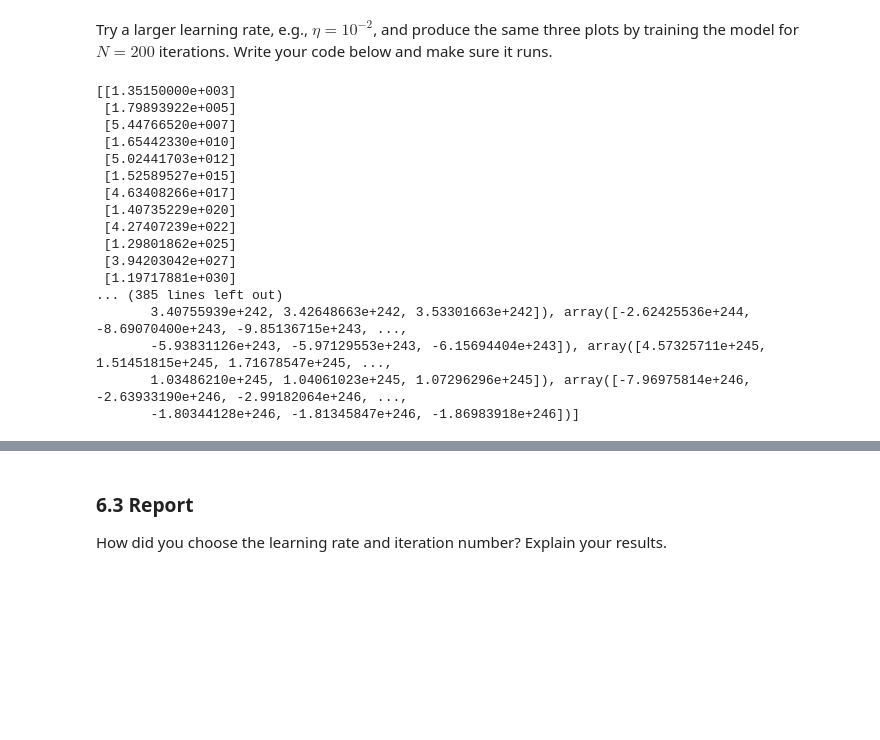
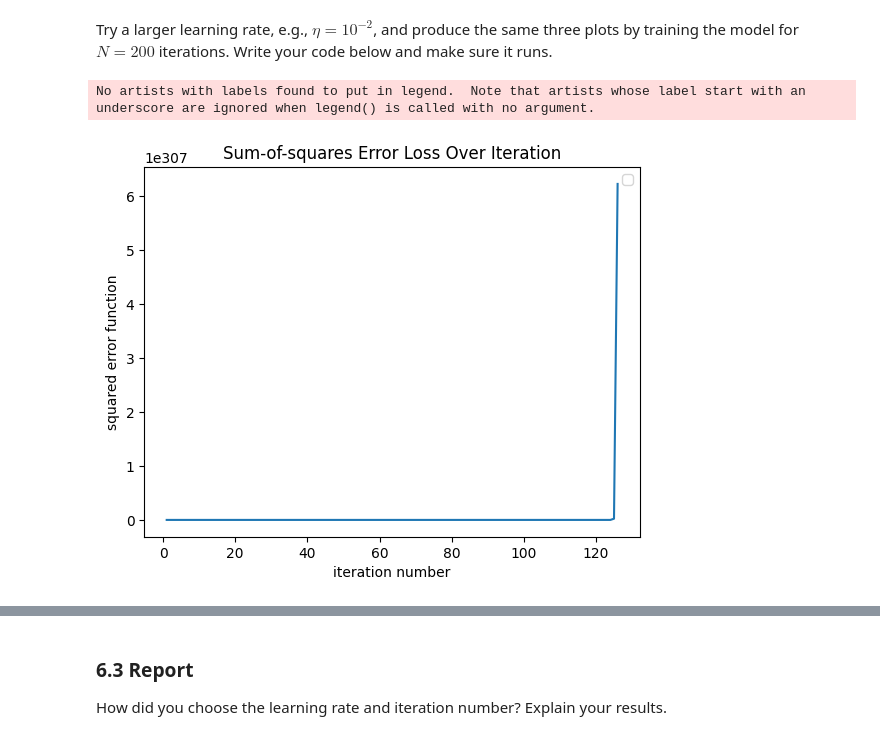
Before and after one commit to Ray7788/MachineLearning, a Jupyter notebook: Lab3_S/24112-Lab2-S-Practice2.ipynb, the cells around one changed output, grey strips where cells are left out. Saved outputs shown, nothing was run; the diff lists cells and outputs as text; code cells hidden in the pictures; blank space fills up the shorter version.

```diff
--- a/Lab3_S/24112-Lab2-S-Practice2.ipynb
+++ b/Lab3_S/24112-Lab2-S-Practice2.ipynb
@@ -613,40 +604,29 @@ learning_rate = 10**(-2)
 N = 200
 
 cost_all, w_all = lls_gd_train(tr_data2, tr_label2, N, learning_rate)
-
-cost_all = np.array(cost_all).reshape(-1,1)
-# # scaler = MinMaxScaler()
-# # cost_all = scaler.fit_transform(cost_all)
-# # transformer = Normalizer().fit(cost_all)
-# # transformer.transform(cost_all)
-# cost_all = np.array(cost_all).reshape(-1,1)
-
-# # scale cost_all to be between 0 and 1
-# scaler = MinMaxScaler()
-# cost_all = scaler.fit_transform(cost_all)
-
-# # normalize the scaled cost_all using Normalizer
-# transformer = Normalizer().fit(cost_all)
-# transformer.transform(cost_all)
-print(cost_all,"\n", w_all)
-# %% [output]
-[[1.35150000e+003]
- [1.79893922e+005]
- [5.44766520e+007]
- [1.65442330e+010]
- [5.02441703e+012]
- [1.52589527e+015]
- [4.63408266e+017]
- [1.40735229e+020]
- [4.27407239e+022]
- [1.29801862e+025]
- [3.94203042e+027]
- [1.19717881e+030]
-... (385 lines left out)
-       3.40755939e+242, 3.42648663e+242, 3.53301663e+242]), array([-2.62425536e+244, -8.69070400e+243, -9.85136715e+243, ...,
-       -5.93831126e+243, -5.97129553e+243, -6.15694404e+243]), array([4.57325711e+245, 1.51451815e+245, 1.71678547e+245, ...,
-       1.03486210e+245, 1.04061023e+245, 1.07296296e+245]), array([-7.96975814e+246, -2.63933190e+246, -2.99182064e+246, ...,
-       -1.80344128e+246, -1.81345847e+246, -1.86983918e+246])]
+# %%
+# cost_all = np.array(cost_all).reshape(-1,1)
+
+# normalize the scaled cost_all using Normalizer
+# transformer = Normalizer().fit(cost_all)
+# transformer.transform(cost_all)
+
+# # scale cost_all to be between 0 and 1
+# scaler = MinMaxScaler()
+# cost_all = scaler.fit_transform(cost_all)
+
+datum = np.arange(1, 201, 1)
+plt.plot(datum, cost_all,label='')
+plt.xlabel('iteration number')
+plt.ylabel('squared error function')
+plt.title('Sum-of-squares Error Loss Over Iteration')
+plt.legend()
+plt.show()
+
+# print(cost_all,"\n")
+# %% [output]
+No artists with labels found to put in legend.  Note that artists whose label start with an underscore are ignored when legend() is called with no argument.
+[figure, added]
 # %%
 # Your code goes here
 print(np.array(cost_all))
```
Also changed, not shown: parts of 16 cells of this notebook.
